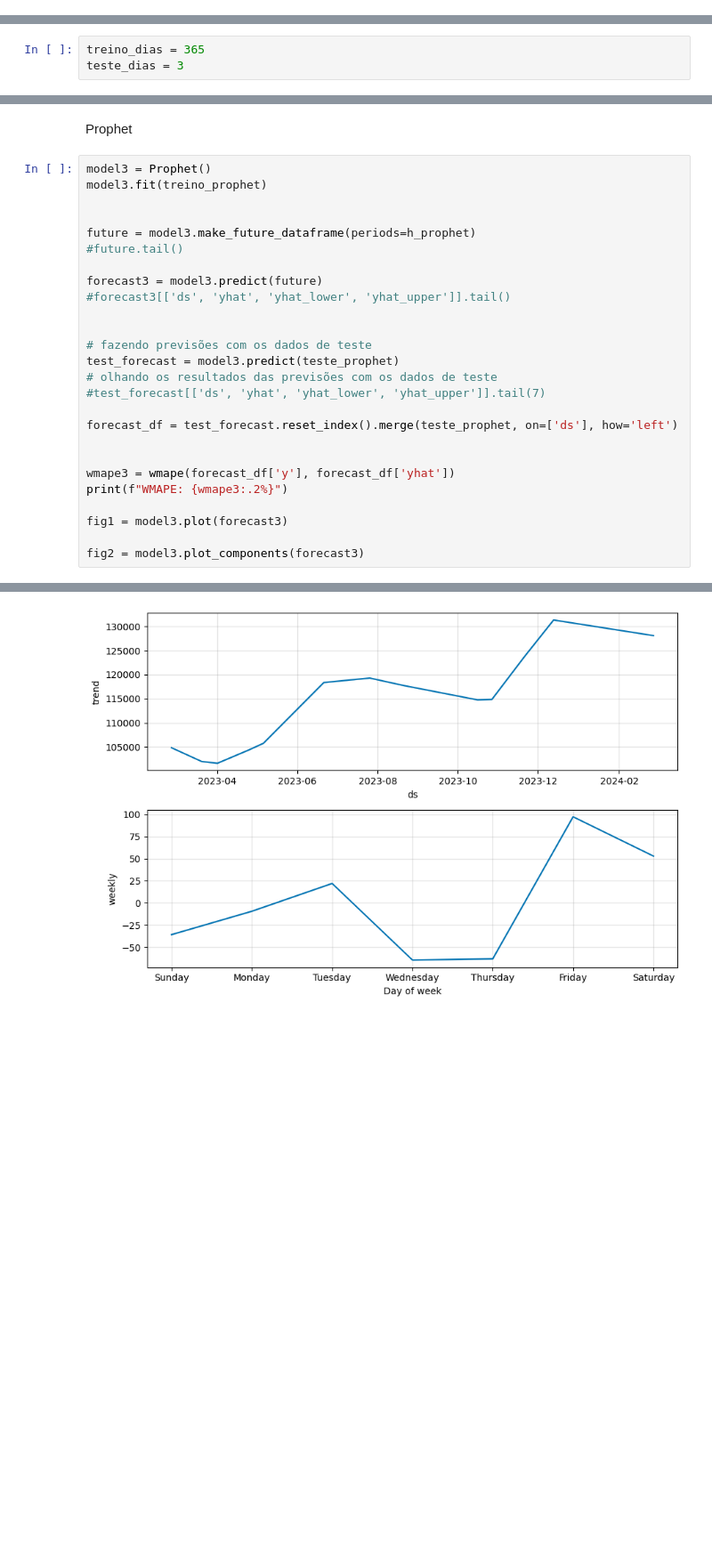
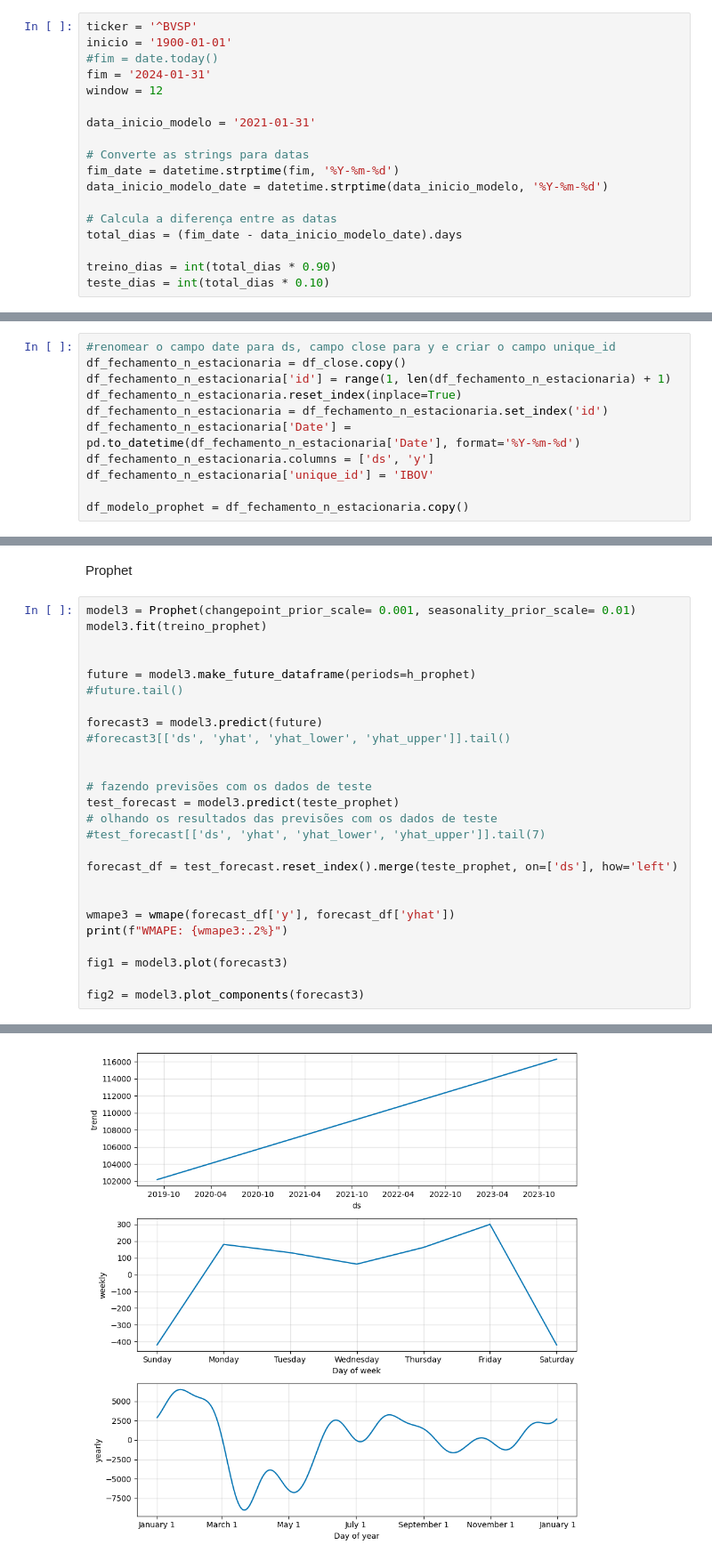
Before and after one commit to iharary/Fiap_Tech_Challenge_02, a Jupyter notebook: notebooks/IBOV.ipynb, the cells around one changed output, grey strips where cells are left out. Shown at 89% size. Saved outputs shown, nothing was run; the diff lists cells and outputs as text; blank space fills up the shorter version.

```diff
--- a/notebooks/IBOV.ipynb
+++ b/notebooks/IBOV.ipynb
@@ -52,2 +54,20 @@ Vamos utilizar o yfinance que é uma biblioteca do Python que permite a extraç
+# %%
+ticker = '^BVSP'
+inicio = '1900-01-01'
+#fim = date.today()
+fim = '2024-01-31'
+window = 12
+
+data_inicio_modelo = '2021-01-31'
+
+# Converte as strings para datas
+fim_date = datetime.strptime(fim, '%Y-%m-%d')
+data_inicio_modelo_date = datetime.strptime(data_inicio_modelo, '%Y-%m-%d')
+
+# Calcula a diferença entre as datas
+total_dias = (fim_date - data_inicio_modelo_date).days
+
+treino_dias = int(total_dias * 0.90)
+teste_dias = int(total_dias * 0.10)
 # %%
 
@@ -289,3 +308,14 @@ df_modelo_prophet = df_fechamento_n_estacionaria.copy()
+# %%
+#renomear o campo date para ds, campo close para y e criar o campo unique_id
+df_fechamento_n_estacionaria = df_close.copy()
+df_fechamento_n_estacionaria['id'] = range(1, len(df_fechamento_n_estacionaria) + 1)
+df_fechamento_n_estacionaria.reset_index(inplace=True)
+df_fechamento_n_estacionaria = df_fechamento_n_estacionaria.set_index('id')
+df_fechamento_n_estacionaria['Date'] = pd.to_datetime(df_fechamento_n_estacionaria['Date'], format='%Y-%m-%d')
+df_fechamento_n_estacionaria.columns = ['ds', 'y']
+df_fechamento_n_estacionaria['unique_id'] = 'IBOV'
+
+df_modelo_prophet = df_fechamento_n_estacionaria.copy()
 # %%
 #renomear o campo date para ds, campo close para y e criar o campo unique_id
 df_fechamento_estacionaria = df_diff.copy()
@@ -296,9 +327,6 @@ df_fechamento_estacionaria.columns = ['ds', 'y']
 df_fechamento_estacionaria['unique_id'] = 'IBOV'
 
 df_modelo = df_fechamento_estacionaria.copy()
-# %%
-treino_dias = 365
-teste_dias = 3
 # %%
 # Dividindo os dados em treino e teste
 '''
@@ -389,7 +393,7 @@ print(df_joined)
 # %% [markdown]
 Prophet
 # %%
-model3 = Prophet()
+model3 = Prophet(changepoint_prior_scale= 0.001, seasonality_prior_scale= 0.01)
 model3.fit(treino_prophet)
 
 
@@ -422 +426 @@ WMAPE: 1.61%
-[figure, old version]
+[figure, new version]
```
Also changed, not shown: parts of 26 cells of this notebook.
